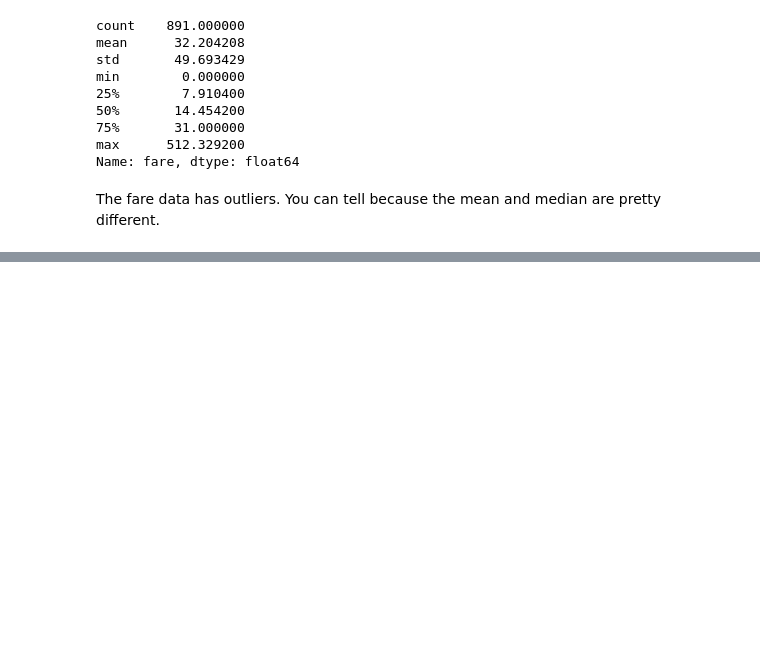
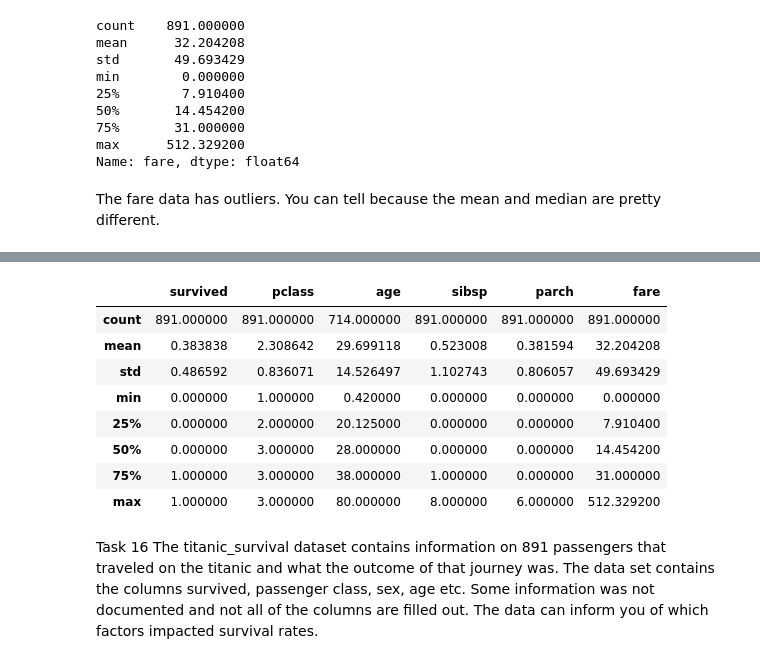
Before and after one commit to S-Shockley/pandas_assignment, a Jupyter notebook: pandas_assign.ipynb, the cells around one changed output, grey strips where cells are left out. Saved outputs shown, nothing was run; the diff lists cells and outputs as text; code cells hidden in the pictures; blank space fills up the shorter version.

```diff
--- a/pandas_assign.ipynb
+++ b/pandas_assign.ipynb
@@ -166,0 +367,15 @@ data = {
+# %%
+titanic_df.describe()
+# %% [output]
+|  | survived | pclass | age | sibsp | parch | fare |
+| count | 891.000000 | 891.000000 | 714.000000 | 891.000000 | 891.000000 | 891.000000 |
+| mean | 0.383838 | 2.308642 | 29.699118 | 0.523008 | 0.381594 | 32.204208 |
+| std | 0.486592 | 0.836071 | 14.526497 | 1.102743 | 0.806057 | 49.693429 |
+| min | 0.000000 | 1.000000 | 0.420000 | 0.000000 | 0.000000 | 0.000000 |
+| 25% | 0.000000 | 2.000000 | 20.125000 | 0.000000 | 0.000000 | 7.910400 |
+| 50% | 0.000000 | 3.000000 | 28.000000 | 0.000000 | 0.000000 | 14.454200 |
+| 75% | 1.000000 | 3.000000 | 38.000000 | 1.000000 | 0.000000 | 31.000000 |
+| max | 1.000000 | 3.000000 | 80.000000 | 8.000000 | 6.000000 | 512.329200 |
+# %% [markdown]
+Task 16
+The titanic_survival dataset contains information on 891 passengers that traveled on the titanic and what the outcome of that journey was. The data set contains the columns survived, passenger class, sex, age etc. Some information was not documented and not all of the columns are filled out. The data can inform you of which factors impacted survival rates.
```
Also changed, not shown: parts of 19 cells of this notebook.
